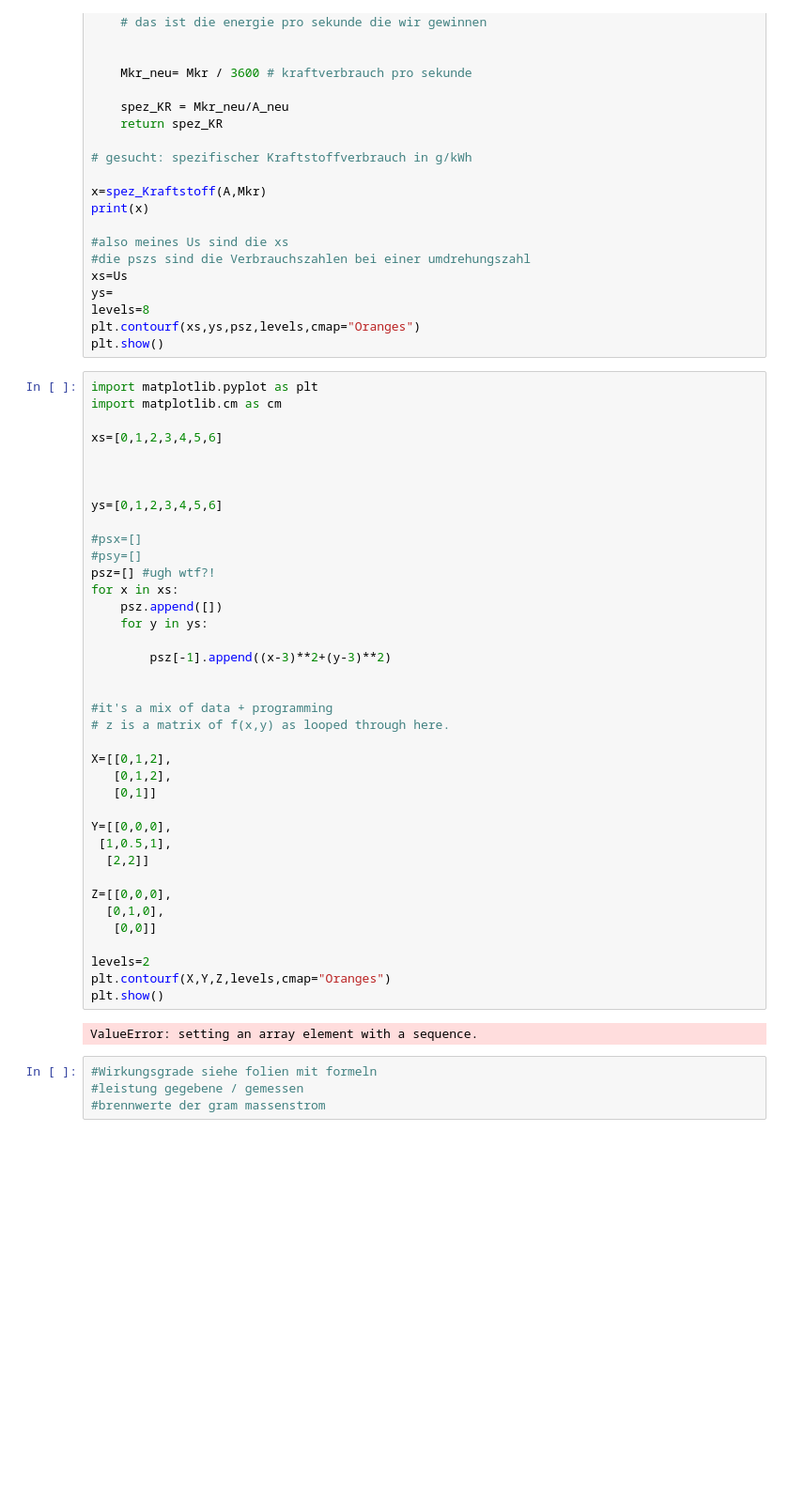
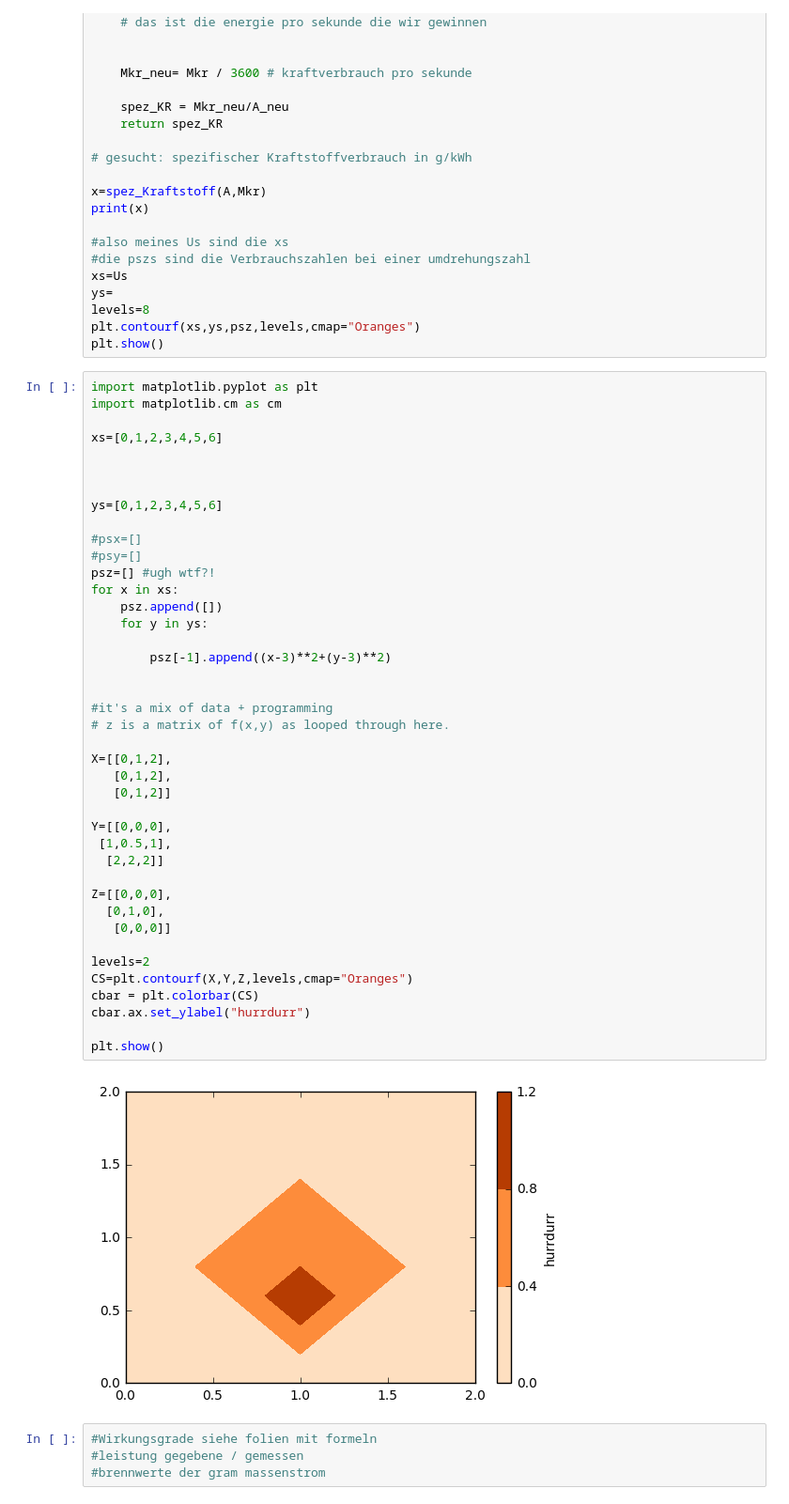
Before and after one commit to BMaxV/Motorkennfeldplot, a Jupyter notebook: main.ipynb, the cells around one changed output. Shown at 94% size. Drawn from its saved outputs; the diff is of its cells as text; blank space fills up the shorter version.

```diff
--- a/main.ipynb
+++ b/main.ipynb
@@ -349,38 +424,41 @@ xs=[0,1,2,3,4,5,6]
 
 
 
 ys=[0,1,2,3,4,5,6]
 
 #psx=[]
 #psy=[]
 psz=[] #ugh wtf?!
 for x in xs:
     psz.append([])
     for y in ys:
 
         psz[-1].append((x-3)**2+(y-3)**2)
 
 
 #it's a mix of data + programming
 # z is a matrix of f(x,y) as looped through here.
 
 X=[[0,1,2],
    [0,1,2],
-   [0,1]]
+   [0,1,2]]
 
 Y=[[0,0,0],
  [1,0.5,1],
-  [2,2]]
+  [2,2,2]]
 
 Z=[[0,0,0],
   [0,1,0],
-   [0,0]]
+   [0,0,0]]
 
 levels=2
-plt.contourf(X,Y,Z,levels,cmap="Oranges")
+CS=plt.contourf(X,Y,Z,levels,cmap="Oranges")
+cbar = plt.colorbar(CS)
+cbar.ax.set_ylabel("hurrdurr")
+
 plt.show()
 # %% [output]
-ValueError: setting an array element with a sequence.
+[figure, added]
 # %%
 #Wirkungsgrade siehe folien mit formeln
 #leistung gegebene / gemessen
```
Also changed, not shown: parts of 5 cells of this notebook.
